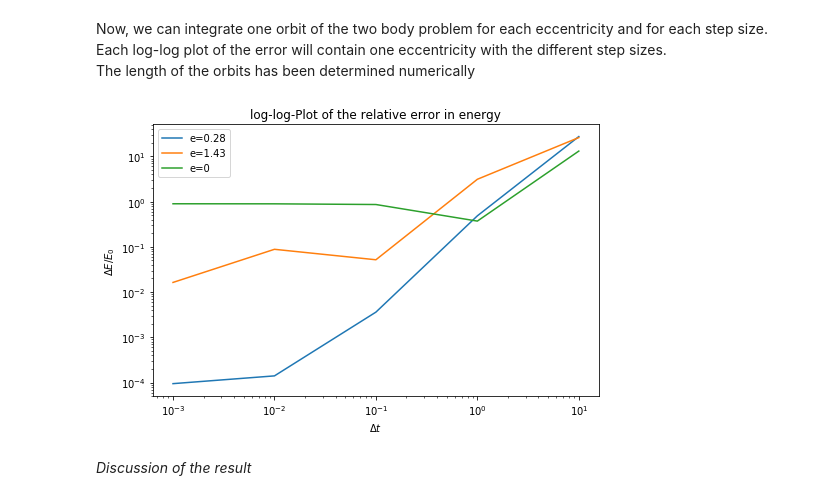
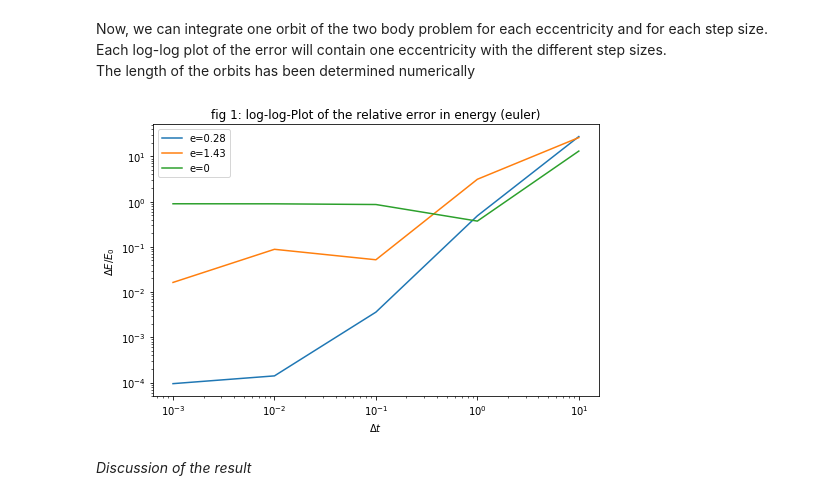
Before and after one commit to beikerta/Computational-Physics, a Jupyter notebook: HW 1/Homework 1.ipynb, the cells around one changed output. Drawn from its saved outputs; the diff is of its cells as text; code cells hidden in the pictures.

```diff
--- a/HW 1/Homework 1.ipynb
+++ b/HW 1/Homework 1.ipynb
@@ -83,7 +87,7 @@ error = [energy_error(w_x_s1, w_y_s1, s_x_s1, s_y_s1),energy_error(w_x_s2, w_y_s
         energy_error(w_x_s5, w_y_s5, s_x_s5, s_y_s5)]
 # Plot results
 plt.figure(figsize=(8,5))
-plt.title("log-log-Plot of the relative error in energy")
+plt.title("fig 1: log-log-Plot of the relative error in energy (euler)")
 plt.xscale('log')
 plt.yscale('log')
 plt.xlabel('$\Delta t$')
@@ -92,34 +96,34 @@ plt.ylabel('$\Delta E / E_0$')
 plt.plot([h1,h2,h3,h4,h5], error, label="e=0.28")
 
 # Do the same steps again with the other 2 eccentricities
 w_x_s1, w_y_s1, s_x_s1, s_y_s1 = tb_integrator(w_in_2, s_in, h1, 129558)
 w_x_s2, w_y_s2, s_x_s2, s_y_s2 = tb_integrator(w_in_2, s_in, h2, 31780)
 w_x_s3, w_y_s3, s_x_s3, s_y_s3 = tb_integrator(w_in_2, s_in, h3, 654)
 w_x_s4, w_y_s4, s_x_s4, s_y_s4 = tb_integrator(w_in_2, s_in, h4, 50)
 w_x_s5, w_y_s5, s_x_s5, s_y_s5 = tb_integrator(w_in_2, s_in, h5, 10)
 
 error = [energy_error(w_x_s1, w_y_s1, s_x_s1, s_y_s1),energy_error(w_x_s2, w_y_s2, s_x_s2, s_y_s2),
         energy_error(w_x_s3, w_y_s3, s_x_s3, s_y_s3),energy_error(w_x_s4, w_y_s4, s_x_s4, s_y_s4),
         energy_error(w_x_s5, w_y_s5, s_x_s5, s_y_s5)]
 
 plt.plot([h1,h2,h3,h4,h5], error, label="e=1.43")
 
 w_x_s1, w_y_s1, s_x_s1, s_y_s1 = tb_integrator(w_in_3, s_in, h1, 47380)
 w_x_s2, w_y_s2, s_x_s2, s_y_s2 = tb_integrator(w_in_3, s_in, h2, 4857)
 w_x_s3, w_y_s3, s_x_s3, s_y_s3 = tb_integrator(w_in_3, s_in, h3, 623)
 w_x_s4, w_y_s4, s_x_s4, s_y_s4 = tb_integrator(w_in_3, s_in, h4, 50)
 w_x_s5, w_y_s5, s_x_s5, s_y_s5 = tb_integrator(w_in_3, s_in, h5, 5)
 
 error = [energy_error(w_x_s1, w_y_s1, s_x_s1, s_y_s1),energy_error(w_x_s2, w_y_s2, s_x_s2, s_y_s2),
         energy_error(w_x_s3, w_y_s3, s_x_s3, s_y_s3),energy_error(w_x_s4, w_y_s4, s_x_s4, s_y_s4),
         energy_error(w_x_s5, w_y_s5, s_x_s5, s_y_s5)]
 
 plt.plot([h1,h2,h3,h4,h5], error, label="e=0")
 
 plt.legend()
 plt.show()
 # %% [output]
-[figure, old version]
+[figure, new version]
 # %% [markdown]
 *Discussion of the result*
 # %% [markdown]
```
Also changed, not shown: parts of 7 cells of this notebook.
